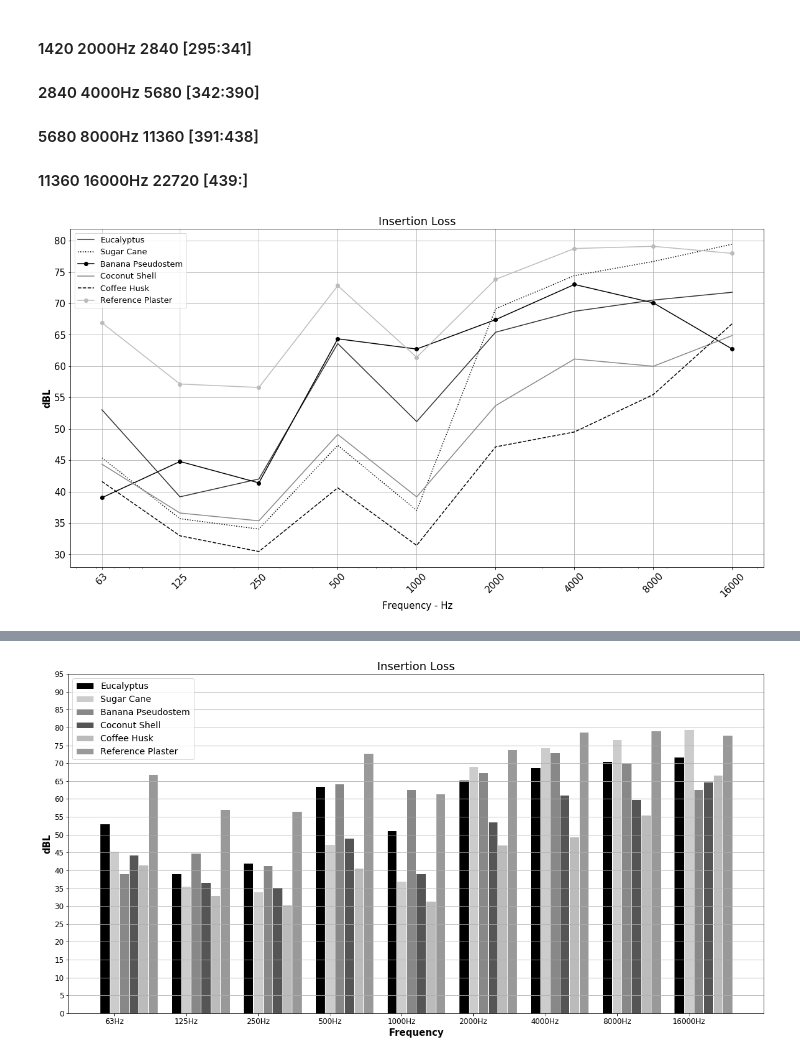
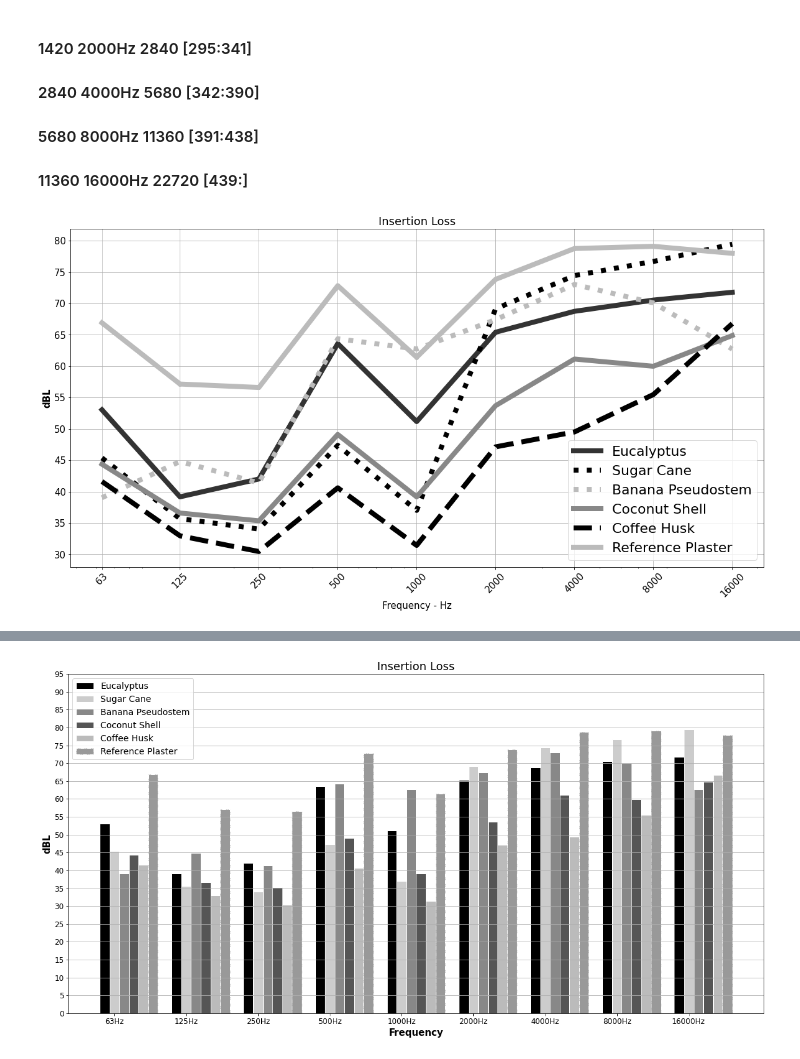
Before and after one commit to douglashsabreu/Artigo-Patr-cia-e-Belis-rio, a Jupyter notebook: Plot_placas_cimenticeas.ipynb, the cells around one changed output, grey strips where cells are left out. Drawn from its saved outputs; the diff is of its cells as text; code cells hidden in the pictures.

```diff
--- a/Plot_placas_cimenticeas.ipynb
+++ b/Plot_placas_cimenticeas.ipynb
@@ -115,20 +115,20 @@ y_ticks8 = np.arange(30, 85,5)
 # %%
 plt.figure(figsize=(20,10))
 plt.xlabel('Frequency - Hz',fontsize=15 )
 plt.ylabel('dBL' ,fontsize=15 , fontweight='bold')
 plt.title('Insertion Loss' ,fontsize=18)
-plt.plot(x_ticks8, x_euc8, color='#333333', label="Eucalyptus")
-plt.plot(x_ticks8, x_cana8, 'k:',  label="Sugar Cane")
-plt.plot(x_ticks8, x_ban8,color='#000000', marker='o' , label="Banana Pseudostem")
-plt.plot(x_ticks8, x_coco8, color='#888888', label="Coconut Shell")
-plt.plot(x_ticks8, x_cafe8, 'k--', label="Coffee Husk")
-plt.plot(x_ticks8, x_gesso8, color= '#BBBBBB', marker='o' , label="Reference Plaster")
+plt.plot(x_ticks8, x_euc8, color='#333333', linewidth = 8 , label="Eucalyptus")
+plt.plot(x_ticks8, x_cana8, 'k:',  linewidth = 8 , label="Sugar Cane")
+plt.plot(x_ticks8, x_ban8,'k:' ,color='#BBBBBB',  linewidth = 8 , label="Banana Pseudostem")
+plt.plot(x_ticks8, x_coco8, color='#888888', linewidth = 8 , label="Coconut Shell")
+plt.plot(x_ticks8, x_cafe8, 'k--', linewidth = 8 , label="Coffee Husk")
+plt.plot(x_ticks8, x_gesso8, color= '#BBBBBB', marker='o', linewidth = 8 , label="Reference Plaster")
 plt.xscale('log')
 plt.grid(axis='y')
 plt.grid(axis='x')
 plt.xticks(x_ticks8, x_ticks8, rotation='45',fontsize=15 )
 plt.yticks(y_ticks8,fontsize=15 )
-plt.legend(fontsize=13)
+plt.legend(fontsize=22)
 plt.show()
 # %% [output]
-[figure, old version]
+[figure, new version]
```
Also changed, not shown: parts of 5 cells of this notebook.
